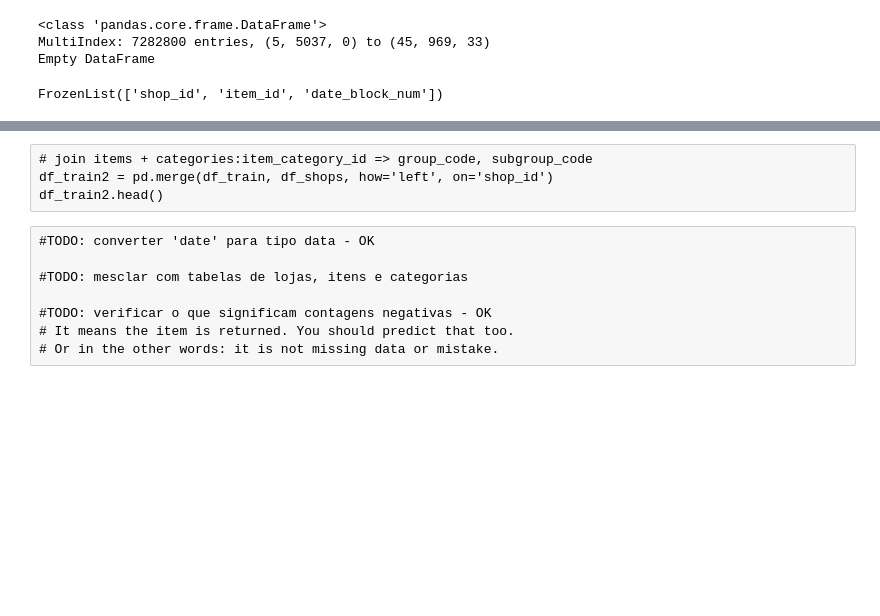
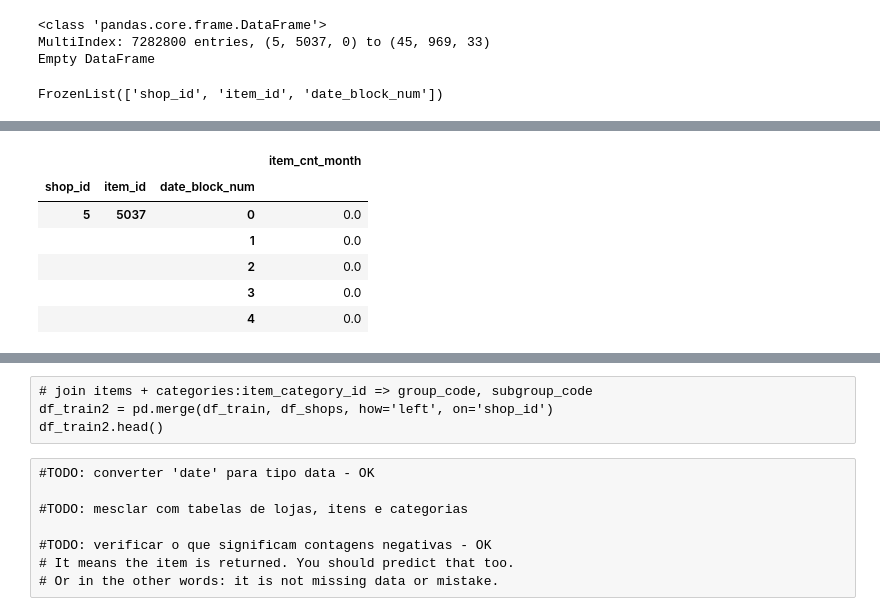
Before and after one commit to hjort/ai-labs, a Jupyter notebook: jupyter/sales-russia/Predict Future Sales in Russia - Hjort.ipynb, the cells around one changed output, grey strips where cells are left out. Cells and saved outputs as stored; diff of their text form; code cells hidden in the pictures; blank space fills up the shorter version.

```diff
--- a/jupyter/sales-russia/Predict Future Sales in Russia - Hjort.ipynb
+++ b/jupyter/sales-russia/Predict Future Sales in Russia - Hjort.ipynb
@@ -650,0 +678,11 @@ df_train2.info()
+# %%
+df_train2.fillna(0.0, inplace=True)
+df_train2.head()
+# %% [output]
+|  |  |  | item_cnt_month |
+| shop_id | item_id | date_block_num |  |
+| 5 | 5037 | 0 | 0.0 |
+|  |  | 1 | 0.0 |
+|  |  | 2 | 0.0 |
+|  |  | 3 | 0.0 |
+|  |  | 4 | 0.0 |
```
Also changed, not shown: parts of 28 cells of this notebook.
